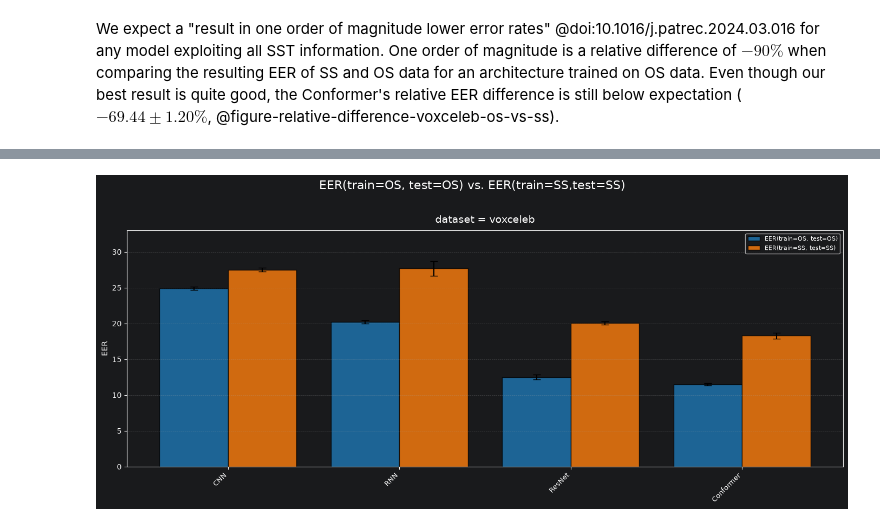
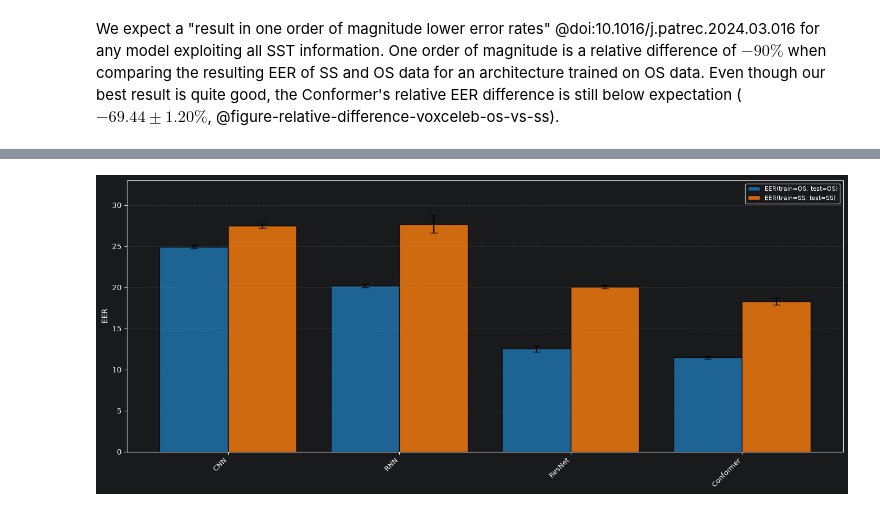
Before and after one commit to sage-diarization/Speaker-Recognition-Supra-Segmental-Temporal-Features, a Jupyter notebook: doc/speaker-verification.ipynb, the cells around one changed output, grey strips where cells are left out. Cells and saved outputs as stored; diff of their text form; code cells hidden in the pictures.

```diff
--- a/doc/speaker-verification.ipynb
+++ b/doc/speaker-verification.ipynb
@@ -370,4 +374,7 @@ We expect a "result in one order of magnitude lower error rates" @doi:10.1016/j.
 # %%
+#| label: figure-train-test-in-distribution
+#| caption: Train and test results for the different architectures within their corresponding data distribution.
+
 # Plot EER(train=OS, test=OS) vs EER(train=SS, test=SS) per Architecture
 # Filter for OS and SS training strategies
 df_filtered = df_repro[df_repro['train_strategy'].isin(['OS', 'SS'])].copy()
@@ -444,35 +451,31 @@ for i, dataset in enumerate(datasets):
            yerr=os_os_stds, capsize=5,
            color=colors['OS-OS'], alpha=0.8, edgecolor='black',
            label=labels['OS-OS'])
 
     # Plot SS-SS bars
     ss_ss_means = []
     ss_ss_stds = []
     for arch in dataset_architectures:
         row = ss_ss_data[ss_ss_data['architecture'] == arch]
         if len(row) > 0:
             ss_ss_means.append(row['eer_mean'].values[0])
             ss_ss_stds.append(row['eer_std'].values[0])
         else:
             ss_ss_means.append(0)
             ss_ss_stds.append(0)
     ax.bar(x + bar_width/2, ss_ss_means, bar_width,
            yerr=ss_ss_stds, capsize=5,
            color=colors['SS-SS'], alpha=0.8, edgecolor='black',
            label=labels['SS-SS'])
 
     # Customize the plot
-    ax.set_title(f'dataset = {dataset}', fontsize=14, pad=10)
     ax.set_ylabel('EER', fontsize=10)
     ax.set_ylim(0, global_max)
     ax.set_xticks(x)
     ax.set_xticklabels(dataset_architectures, rotation=45, ha='right', fontsize=9)
     ax.grid(axis='y', alpha=0.3, linestyle='--')
     ax.legend(loc='upper right', fontsize=8)
 
-# Add overall title and adjust layout
-plt.suptitle('EER(train=OS, test=OS) vs. EER(train=SS,test=SS)',
-             fontsize=16, y=1.02)
 plt.tight_layout()
 # %% [output]
-[figure, old version]
+[figure, new version]
```
Also changed, not shown: parts of 4 cells of this notebook.
